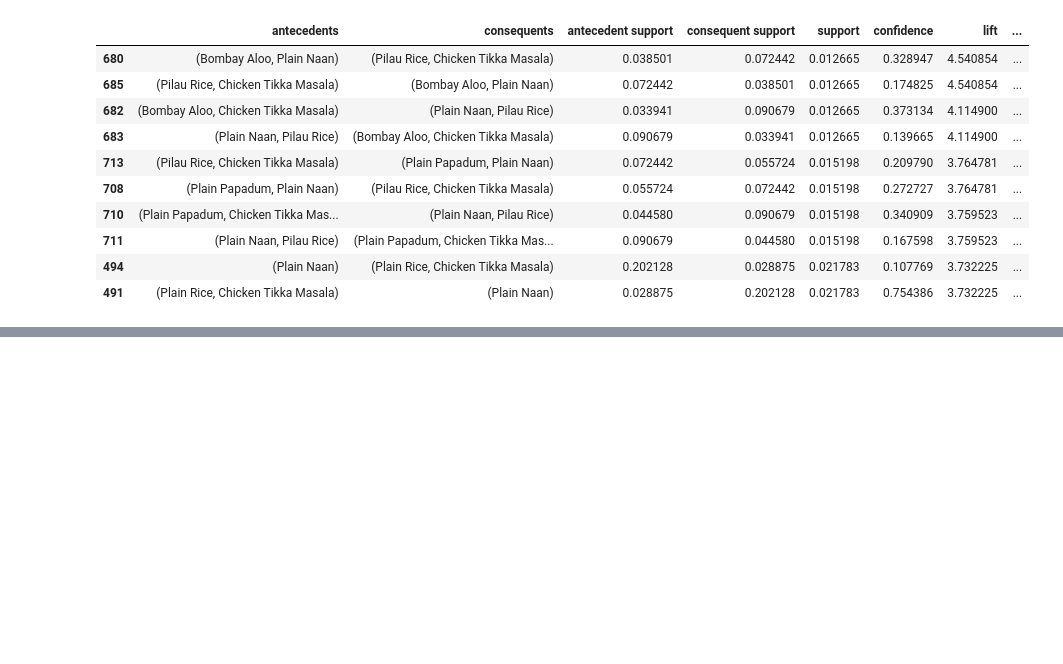
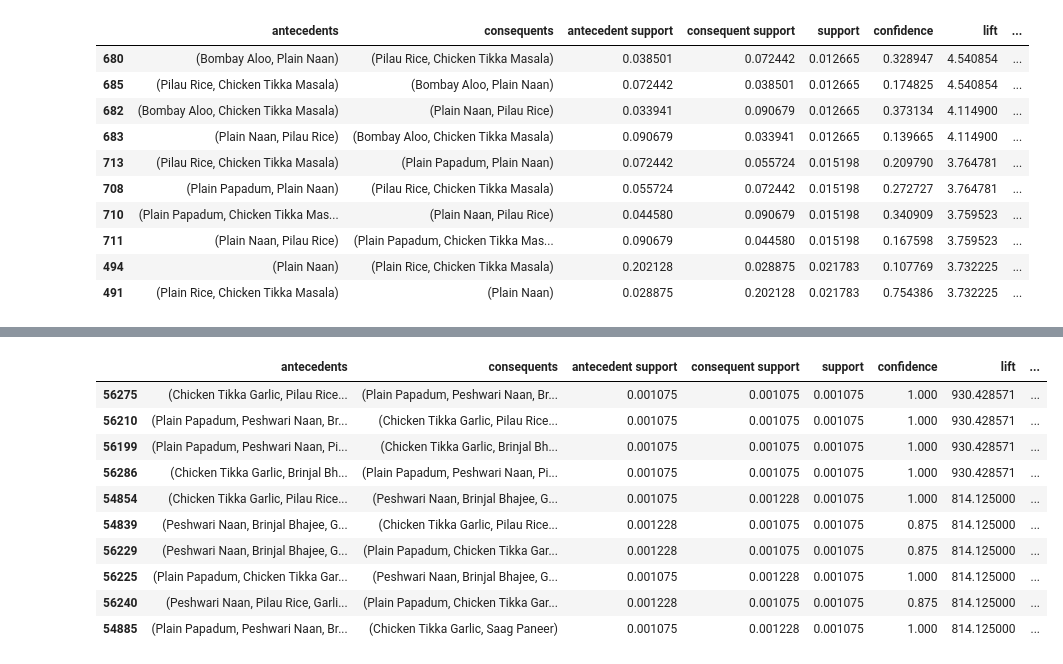
Before and after one commit to joyb05/Market-Basket-Analysis-Restaurant-Dataset, a Jupyter notebook: Market_Basket_Analysis_Restaurant_Dataset.ipynb, the cells around one changed output, grey strips where cells are left out. Cells and saved outputs as stored; diff of their text form; code cells hidden in the pictures; blank space fills up the shorter version.

```diff
--- a/Market_Basket_Analysis_Restaurant_Dataset.ipynb
+++ b/Market_Basket_Analysis_Restaurant_Dataset.ipynb
@@ -939,0 +1033,15 @@ top_confidence2.head(10)
+# %%
+top_support2 = rules_week.sort_values('lift', ascending= False)
+top_support2.head(10)
+# %% [output]
+|  | antecedents | consequents | antecedent support | consequent support | support | confidence | lift | ... |
+| 56275 | (Chicken Tikka Garlic, Pilau Rice... | (Plain Papadum, Peshwari Naan, Br... | 0.001075 | 0.001075 | 0.001075 | 1.000 | 930.428571 | ... |
+| 56210 | (Plain Papadum, Peshwari Naan, Br... | (Chicken Tikka Garlic, Pilau Rice... | 0.001075 | 0.001075 | 0.001075 | 1.000 | 930.428571 | ... |
+| 56199 | (Plain Papadum, Peshwari Naan, Pi... | (Chicken Tikka Garlic, Brinjal Bh... | 0.001075 | 0.001075 | 0.001075 | 1.000 | 930.428571 | ... |
+| 56286 | (Chicken Tikka Garlic, Brinjal Bh... | (Plain Papadum, Peshwari Naan, Pi... | 0.001075 | 0.001075 | 0.001075 | 1.000 | 930.428571 | ... |
+| 54854 | (Chicken Tikka Garlic, Pilau Rice... | (Peshwari Naan, Brinjal Bhajee, G... | 0.001075 | 0.001228 | 0.001075 | 1.000 | 814.125000 | ... |
+| 54839 | (Peshwari Naan, Brinjal Bhajee, G... | (Chicken Tikka Garlic, Pilau Rice... | 0.001228 | 0.001075 | 0.001075 | 0.875 | 814.125000 | ... |
+| 56229 | (Peshwari Naan, Brinjal Bhajee, G... | (Plain Papadum, Chicken Tikka Gar... | 0.001228 | 0.001075 | 0.001075 | 0.875 | 814.125000 | ... |
+| 56225 | (Plain Papadum, Chicken Tikka Gar... | (Peshwari Naan, Brinjal Bhajee, G... | 0.001075 | 0.001228 | 0.001075 | 1.000 | 814.125000 | ... |
+| 56240 | (Peshwari Naan, Pilau Rice, Garli... | (Plain Papadum, Chicken Tikka Gar... | 0.001228 | 0.001075 | 0.001075 | 0.875 | 814.125000 | ... |
+| 54885 | (Plain Papadum, Peshwari Naan, Br... | (Chicken Tikka Garlic, Saag Paneer) | 0.001075 | 0.001228 | 0.001075 | 1.000 | 814.125000 | ... |
```
Also changed, not shown: parts of 33 cells of this notebook.
